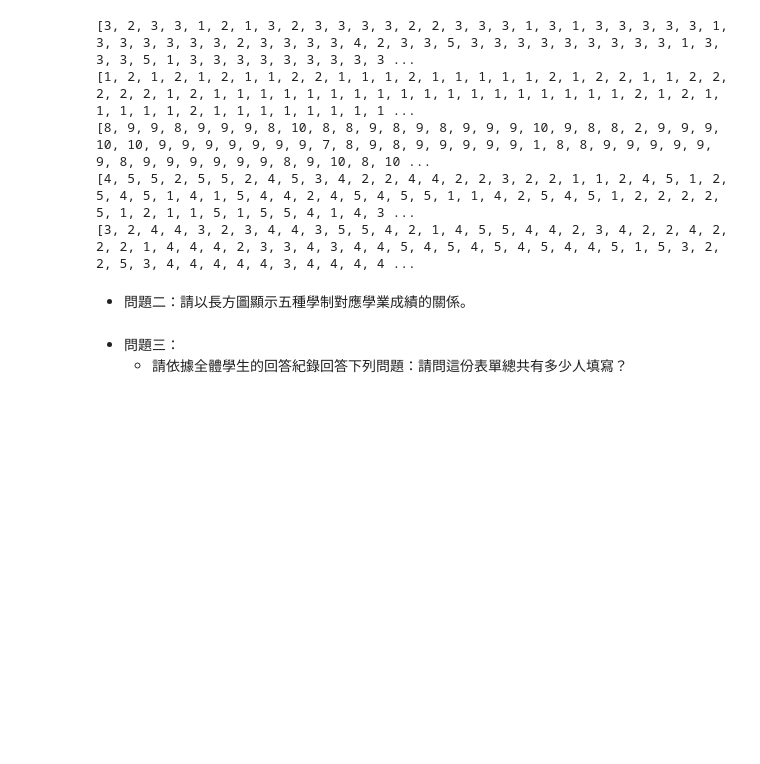
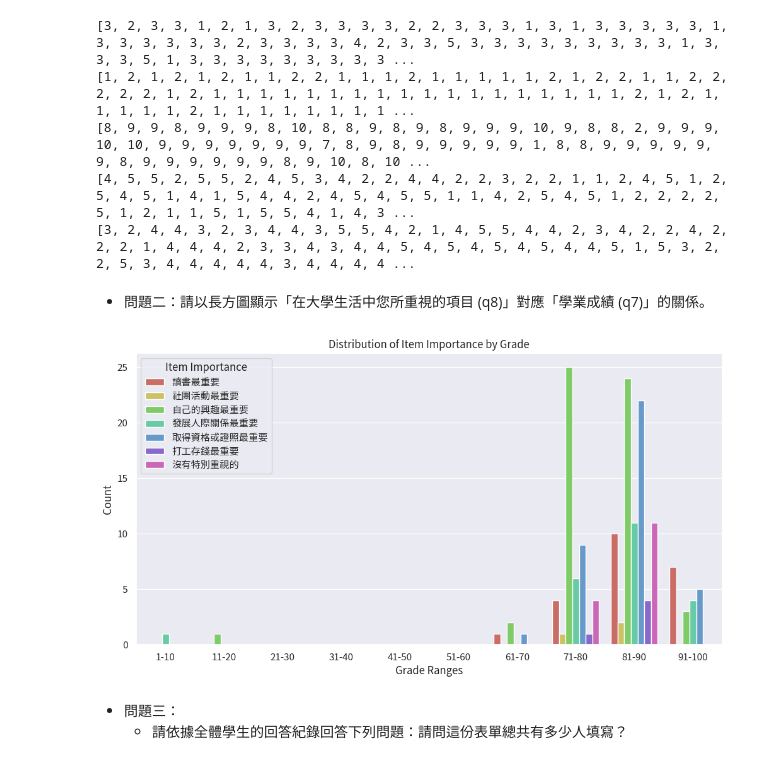
Before and after one commit to KutsunaSubaRya/LATIA112-1, a Jupyter notebook: main.ipynb, the cells around one changed output. Cells and saved outputs as stored; diff of their text form; code cells hidden in the pictures; blank space fills up the shorter version.

```diff
--- a/main.ipynb
+++ b/main.ipynb
@@ -26,8 +26,67 @@ print(q39)
 [8, 9, 9, 8, 9, 9, 9, 8, 10, 8, 8, 9, 8, 9, 8, 9, 9, 9, 10, 9, 8, 8, 2, 9, 9, 9, 10, 10, 9, 9, 9, 9, 9, 9, 9, 7, 8, 9, 8, 9, 9, 9, 9, 9, 1, 8, 8, 9, 9, 9, 9, 9, 9, 8, 9, 9, 9, 9, 9, 9, 8, 9, 10, 8, 10 ...
 [4, 5, 5, 2, 5, 5, 2, 4, 5, 3, 4, 2, 2, 4, 4, 2, 2, 3, 2, 2, 1, 1, 2, 4, 5, 1, 2, 5, 4, 5, 1, 4, 1, 5, 4, 4, 2, 4, 5, 4, 5, 5, 1, 1, 4, 2, 5, 4, 5, 1, 2, 2, 2, 2, 5, 1, 2, 1, 1, 5, 1, 5, 5, 4, 1, 4, 3 ...
 [3, 2, 4, 4, 3, 2, 3, 4, 4, 3, 5, 5, 4, 2, 1, 4, 5, 5, 4, 4, 2, 3, 4, 2, 2, 4, 2, 2, 2, 1, 4, 4, 4, 2, 3, 3, 4, 3, 4, 4, 5, 4, 5, 4, 5, 4, 5, 4, 4, 5, 1, 5, 3, 2, 2, 5, 3, 4, 4, 4, 4, 4, 3, 4, 4, 4, 4 ...
-# %% [markdown]
-* 問題二：請以長方圖顯示五種學制對應學業成績的關係。
+# %% [markdown]
+* 問題二：請以長方圖顯示「在大學生活中您所重視的項目 (q8)」對應「學業成績 (q7)」的關係。
+# %%
+import matplotlib.pyplot as plt
+import seaborn as sns
+import textwrap
+import matplotlib as mpl
+from matplotlib.font_manager import FontProperties
+font_path = './TaipeiSansTCBeta-Regular.ttf'
+font_properties = FontProperties(fname=font_path)
+mpl.rcParams['font.sans-serif'] = ['Taipei Sans TC Beta']
+mpl.rcParams['axes.unicode_minus'] = False
+mpl.rc('font', family='Taipei Sans TC Beta')
+
+# Auto fixed the width of ticktabel
+def wrap_labels(ax, width, break_long_words=False):
+  labels = []
+  for label in ax.get_xticklabels():
+    text = label.get_text()
+    labels.append(textwrap.fill(text, width=width, break_long_words = break_long_words))
+  ax.set_xticklabels(labels, rotation=0)
+
+# Sample data (replace this with your actual data)
+csv_file = 'file.csv'
+
+# Read the CSV file into a pandas DataFrame
+data = pd.read_csv(csv_file, sep='|')
+
+q7 = [int(value) for value in data['q7']] # grade
+q8 = [int(value) for value in data['q8']] # item
+grades = ['1-10', '11-20', '21-30', '31-40', '41-50','51-60', '61-70', '71-80', '81-90', '91-100']
+item_dict = ['讀書最重要', '社團活動最重要', '自己的興趣最重要', '發展人際關係最重要', '取得資格或證照最重要', '打工存錢最重要', '沒有特別重視的']
+count_item_grade_dict = {
+    '讀書最重要': [0, 0, 0, 0, 0, 0, 0, 0, 0, 0],
+    '社團活動最重要': [0, 0, 0, 0, 0, 0, 0, 0, 0, 0],
+    '自己的興趣最重要': [0, 0, 0, 0, 0, 0, 0, 0, 0, 0],
+    '發展人際關係最重要': [0, 0, 0, 0, 0, 0, 0, 0, 0, 0],
+    '取得資格或證照最重要': [0, 0, 0, 0, 0, 0, 0, 0, 0, 0],
+    '打工存錢最重要': [0, 0, 0, 0, 0, 0, 0, 0, 0, 0],
+    '沒有特別重視的': [0, 0, 0, 0, 0, 0, 0, 0, 0, 0]
+}
+tmp_number:int = 0
+
+for idx, value in enumerate(q7):
+  tmp_number = int(q7[idx]) - 1
+  item_number = int(q8[idx]) - 1
+  if(item_number <= 9 and item_number >= 0):
+    count_item_grade_dict[item_dict[item_number]][tmp_number] += 1
+
+# Create the bar chart
+
+data = pd.DataFrame(count_item_grade_dict, index=grades).reset_index().melt(id_vars='index', var_name='Item Importance', value_name='Count')
+fig, ax = plt.subplots(figsize=(12, 6))
+sns.set(style="darkgrid", font=font_properties.get_name())
+ax = sns.barplot(data=data, palette="hls", x='index', y='Count', hue='Item Importance')
+ax.set(ylabel="Count", xlabel="Grade Ranges")
+plt.title("Distribution of Item Importance by Grade")
+ax.legend(title="Item Importance")
+plt.show()
+# %% [output]
+[figure, added]
 # %% [markdown]
 * 問題三：
   * 請依據全體學生的回答紀錄回答下列問題：請問這份表單總共有多少人填寫？
```
Also changed, not shown: 2 other files.
